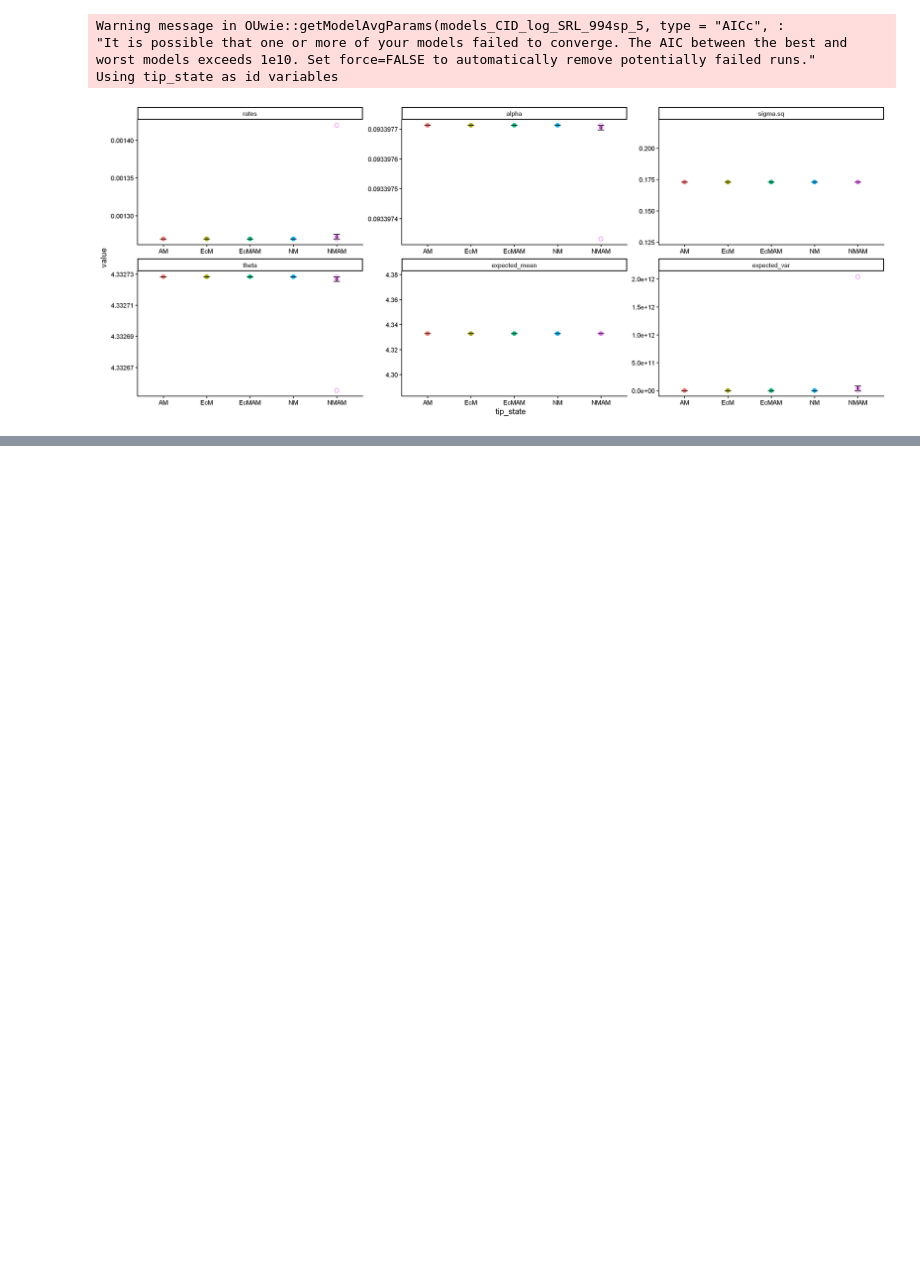
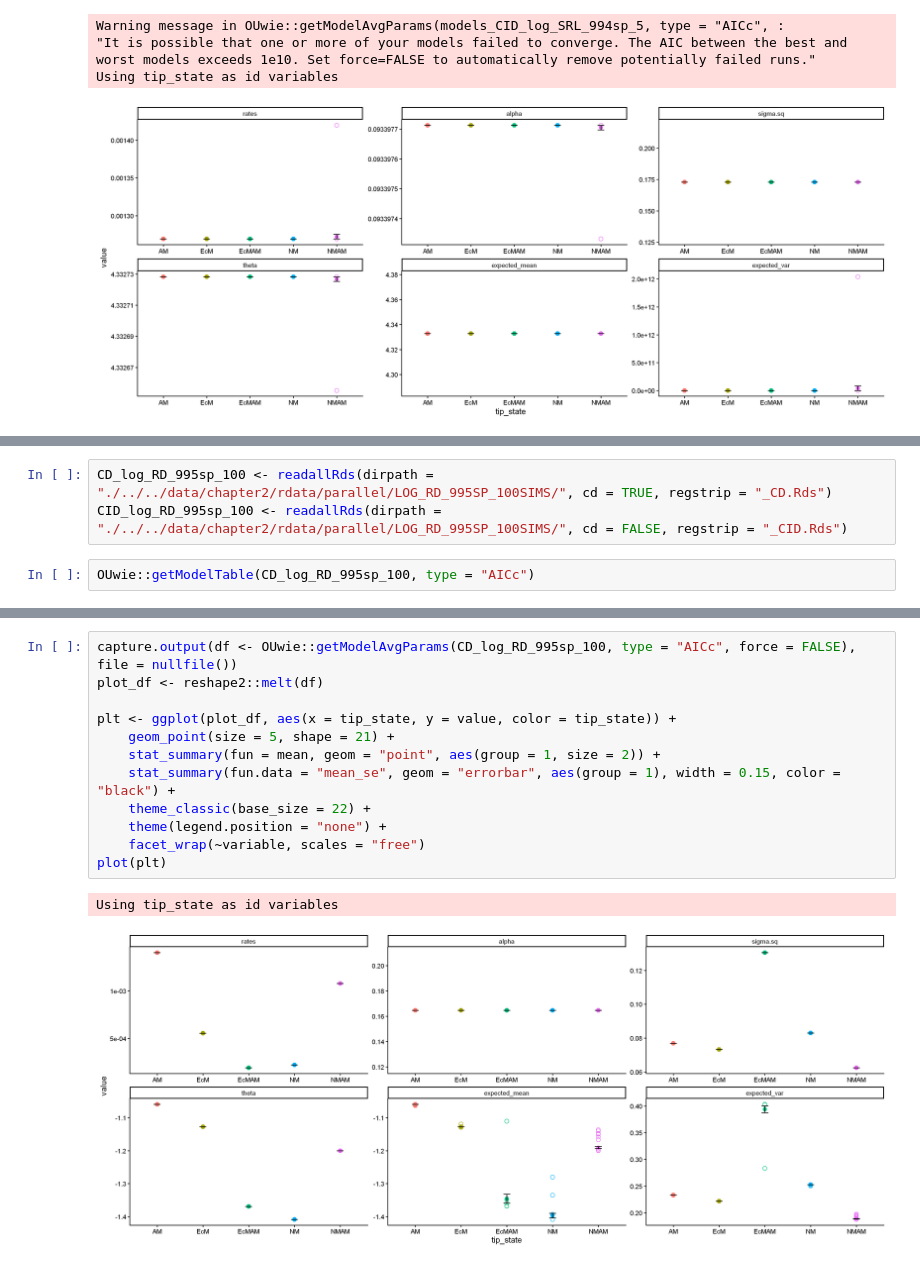
Before and after one commit to anoban/wsu, a Jupyter notebook: R/notebooks/houwiesummary.ipynb, the cells around one changed output, grey strips where cells are left out. Drawn from its saved outputs; the diff is of its cells as text; blank space fills up the shorter version.

Commit message:
modified:   R/notebooks/houwiesummary.ipynb 	new file:   data/chapter2/rdata/parallel/LOG_SRL_995SP_100SIMS/SYMOUMV_F00727_CD.Rds

```diff
--- a/R/notebooks/houwiesummary.ipynb
+++ b/R/notebooks/houwiesummary.ipynb
@@ -842,0 +837,5 @@ Using tip_state as id variables
+# %%
+CD_log_RD_995sp_100 <- readallRds(dirpath = "./../../data/chapter2/rdata/parallel/LOG_RD_995SP_100SIMS/", cd = TRUE, regstrip = "_CD.Rds")
+CID_log_RD_995sp_100 <- readallRds(dirpath = "./../../data/chapter2/rdata/parallel/LOG_RD_995SP_100SIMS/", cd = FALSE, regstrip = "_CID.Rds")
+# %%
+OUwie::getModelTable(CD_log_RD_995sp_100, type = "AICc")
@@ -842,0 +858,15 @@ Using tip_state as id variables
+# %%
+capture.output(df <- OUwie::getModelAvgParams(CD_log_RD_995sp_100, type = "AICc", force = FALSE), file = nullfile())
+plot_df <- reshape2::melt(df)
+
+plt <- ggplot(plot_df, aes(x = tip_state, y = value, color = tip_state)) +
+    geom_point(size = 5, shape = 21) +
+    stat_summary(fun = mean, geom = "point", aes(group = 1, size = 2)) +
+    stat_summary(fun.data = "mean_se", geom = "errorbar", aes(group = 1), width = 0.15, color = "black") +
+    theme_classic(base_size = 22) +
+    theme(legend.position = "none") +
+    facet_wrap(~variable, scales = "free")
+plot(plt)
+# %% [output]
+Using tip_state as id variables
+[figure, added]
```
Also changed, not shown: parts of 6 cells of this notebook, 1 other file.
